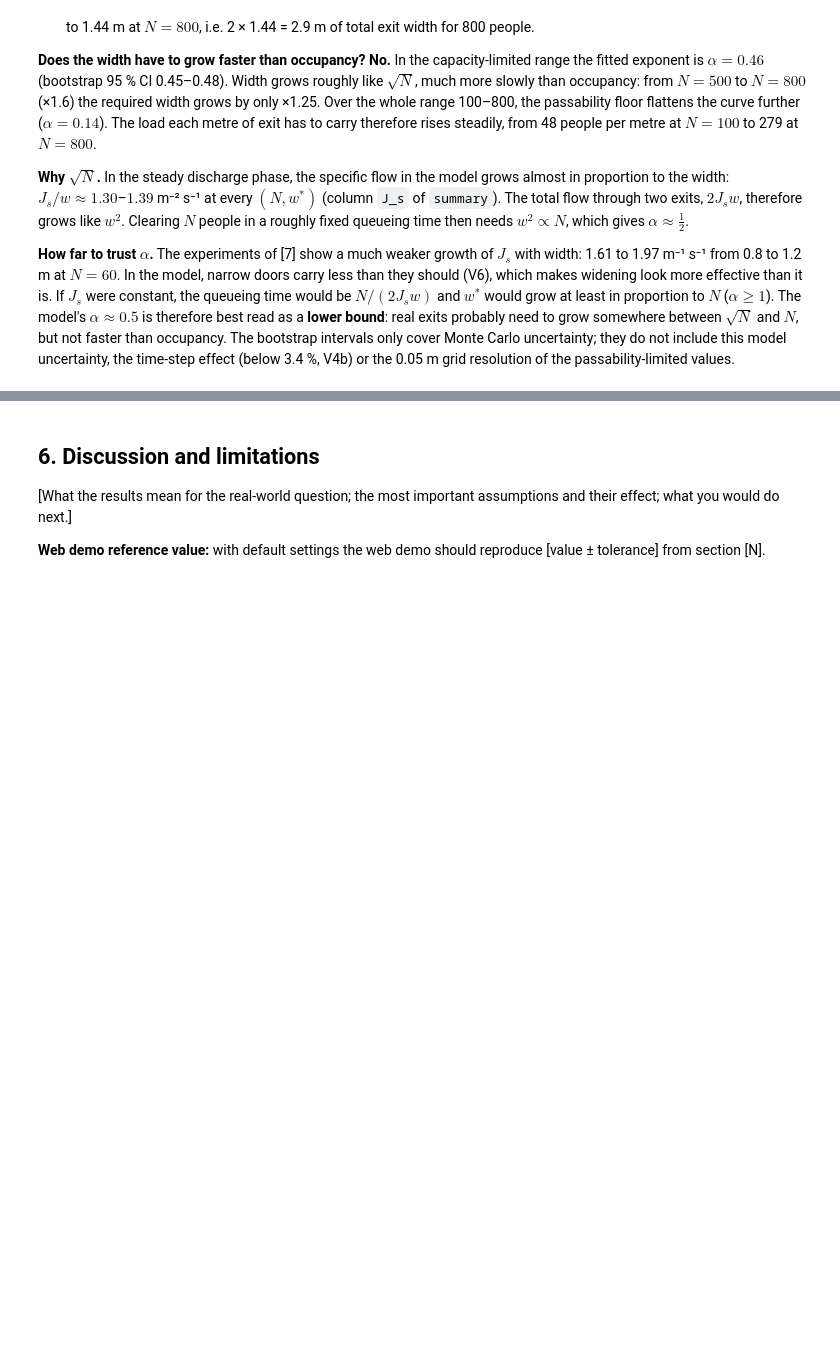
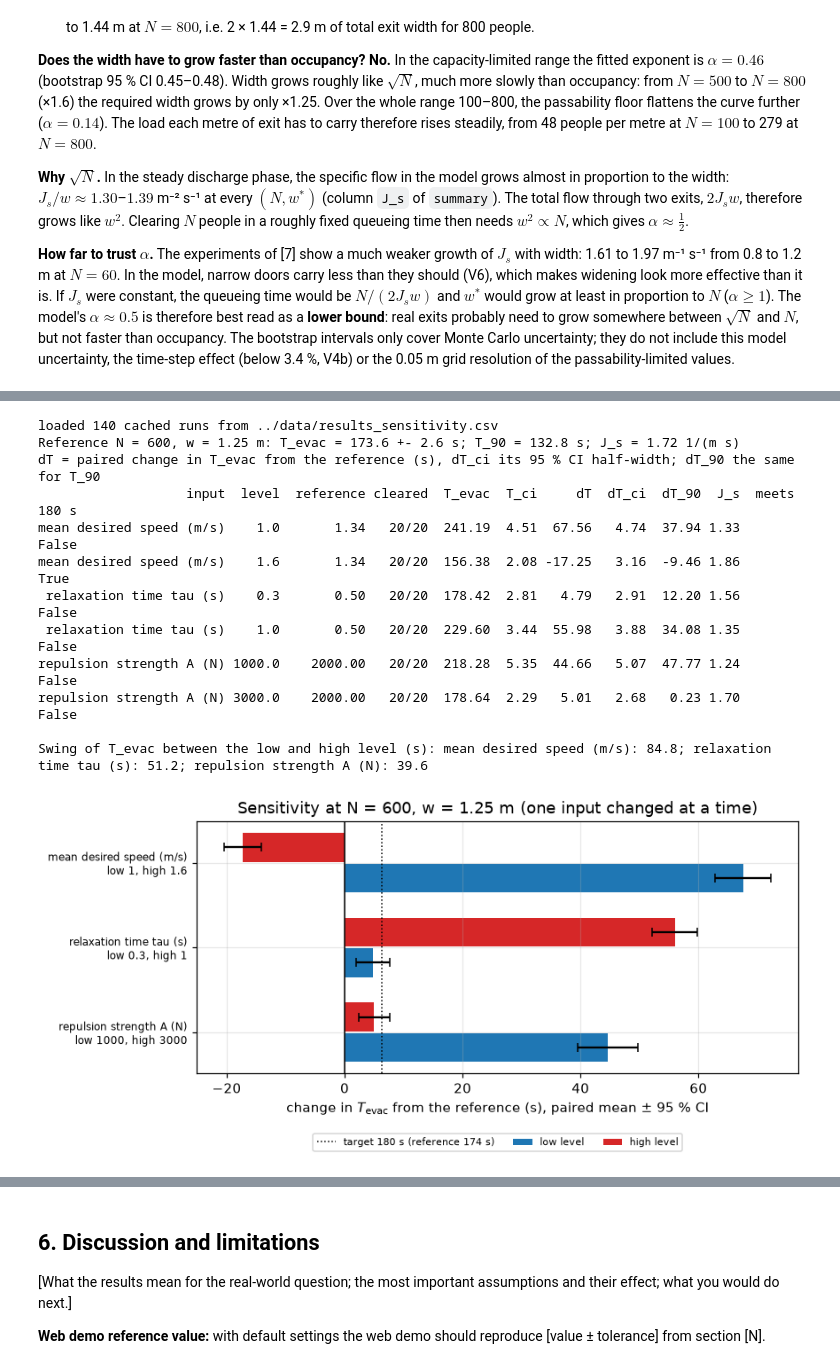
Before and after one commit to ChanuRasmika/mall-evacuation-social-force, a Jupyter notebook: notebook/mall-evacuation-social-force.ipynb, the cells around one changed output, grey strips where cells are left out. Drawn from its saved outputs; the diff is of its cells as text; code cells hidden in the pictures; blank space fills up the shorter version.

```diff
--- a/notebook/mall-evacuation-social-force.ipynb
+++ b/notebook/mall-evacuation-social-force.ipynb
@@ -2066,0 +2209,80 @@ Scaling w* ~ N^alpha:  all N (100-800): alpha = 0.14, bootstrap 95 % CI [0.14, 0
+# %%
+# 5.7 X5: one-at-a-time sensitivity at N = 600, w = 1.25 m (cached in data/results_sensitivity.csv).
+X5_N, X5_W = 600, 1.25
+X5_LEVELS = {"v0_mean": (1.0, 1.6), "tau": (0.3, 1.0), "a_rep": (1000.0, 3000.0)}
+X5_REF = {"v0_mean": V0_MEAN, "tau": TAU, "a_rep": A_REP}
+X5_LABEL = {"v0_mean": "mean desired speed (m/s)", "tau": "relaxation time tau (s)", "a_rep": "repulsion strength A (N)"}
+
+
+def x5_row(case):
+    factor, level, seed = case
+    kw = {} if factor == "reference" else {factor: level}
+    res, dt_used = run_checked(X5_N, X5_W, seed, t_max=T_MAX, **kw)
+    return {"factor": factor, "level": level, "seed": seed, "dt": dt_used, "T_evac": res.t_evac, "T_90": res.t_90,
+            "cleared": res.cleared, "n_left": int((~np.isfinite(res.exit_time)).sum()), "J_s": specific_flow(res),
+            "peak_density": res.density_rec.max()}
+
+
+def run_x5(seeds):
+    cases = [("reference", 0.0, s) for s in seeds]
+    cases += [(f, lv, s) for f, lvs in X5_LEVELS.items() for lv in lvs for s in seeds]
+    return run_parallel(x5_row, cases).sort_values(["factor", "level", "seed"]).reset_index(drop=True)
+
+
+x5 = cached_results("results_sensitivity.csv", lambda: run_x5(REPLICATION_SEEDS[:R_EXT]))
+_ref = x5[x5["factor"] == "reference"].set_index("seed")
+assert _ref["cleared"].all(), "the reference case must clear in every run"
+T_REF, H_REF = mean_ci(_ref["T_evac"])
+print(f"Reference N = {X5_N}, w = {X5_W} m: T_evac = {T_REF:.1f} +- {H_REF:.1f} s; T_90 = {_ref['T_90'].mean():.1f} s; "
+      f"J_s = {_ref['J_s'].mean():.2f} 1/(m s)")
+
+_rows = []
+for f, lvs in X5_LEVELS.items():
+    for lv in lvs:
+        g = x5[(x5["factor"] == f) & np.isclose(x5["level"], lv)].set_index("seed").loc[_ref.index]
+        ok = g["cleared"]
+        m, h = mean_ci(g["T_evac"]) if ok.all() else (np.nan, np.nan)
+        dm, dh = mean_ci((g["T_evac"] - _ref["T_evac"])[ok]) if ok.sum() > 1 else (np.nan, np.nan)
+        _rows.append({"input": X5_LABEL[f], "level": lv, "reference": X5_REF[f], "cleared": f"{int(ok.sum())}/{len(g)}",
+                      "T_evac": m, "T_ci": h, "dT": dm, "dT_ci": dh,
+                      "dT_90": (g["T_90"] - _ref["T_90"]).mean(), "J_s": g["J_s"].mean(),
+                      "meets 180 s": bool(ok.all() and m + h <= T_TARGET)})
+x5_summary = pd.DataFrame(_rows)
+print("dT = paired change in T_evac from the reference (s), dT_ci its 95 % CI half-width; dT_90 the same for T_90")
+print(x5_summary.round(2).to_string(index=False))
+_swing = x5_summary.groupby("input")["dT"].agg(lambda d: np.nanmax(d) - np.nanmin(d)).sort_values(ascending=False)
+print("\nSwing of T_evac between the low and high level (s): "
+      + "; ".join(f"{k}: {v:.1f}" for k, v in _swing.items()))
+
+# Tornado plot of the paired differences.
+fig, ax = plt.subplots(figsize=(8, 4))
+_order = list(_swing.index)[::-1]
+for k, inp in enumerate(_order):
+    for r in x5_summary[x5_summary["input"] == inp].itertuples():
+        low = r.level < r.reference
+        ax.barh(k + (-0.18 if low else 0.18), r.dT, 0.34, xerr=r.dT_ci, capsize=3,
+                color="tab:blue" if low else "tab:red", label=("low level" if low else "high level") if k == 0 else None)
+ax.axvline(0, color="k", lw=1)
+ax.axvline(T_TARGET - T_REF, color="k", ls=":", lw=1, label=f"target 180 s (reference {T_REF:.0f} s)")
+_lv = {X5_LABEL[f]: lvs for f, lvs in X5_LEVELS.items()}
+ax.set_yticks(range(len(_order)), [f"{inp}\nlow {_lv[inp][0]:g}, high {_lv[inp][1]:g}" for inp in _order], fontsize=8)
+ax.set(xlabel=r"change in $T_\mathrm{evac}$ from the reference (s), paired mean $\pm$ 95 % CI",
+       title=f"Sensitivity at N = {X5_N}, w = {X5_W} m (one input changed at a time)")
+ax.legend(fontsize=7, loc="upper center", bbox_to_anchor=(0.5, -0.22), ncol=3)
+fig.tight_layout()
+fig.savefig(FIG_DIR / "sensitivity.png", dpi=150, bbox_inches="tight")
+plt.show()
+# %% [output]
+loaded 140 cached runs from ../data/results_sensitivity.csv
+Reference N = 600, w = 1.25 m: T_evac = 173.6 +- 2.6 s; T_90 = 132.8 s; J_s = 1.72 1/(m s)
+dT = paired change in T_evac from the reference (s), dT_ci its 95 % CI half-width; dT_90 the same for T_90
+                   input  level  reference cleared  T_evac  T_ci     dT  dT_ci  dT_90  J_s  meets 180 s
+mean desired speed (m/s)    1.0       1.34   20/20  241.19  4.51  67.56   4.74  37.94 1.33        False
+mean desired speed (m/s)    1.6       1.34   20/20  156.38  2.08 -17.25   3.16  -9.46 1.86         True
+ relaxation time tau (s)    0.3       0.50   20/20  178.42  2.81   4.79   2.91  12.20 1.56        False
+ relaxation time tau (s)    1.0       0.50   20/20  229.60  3.44  55.98   3.88  34.08 1.35        False
+repulsion strength A (N) 1000.0    2000.00   20/20  218.28  5.35  44.66   5.07  47.77 1.24        False
+repulsion strength A (N) 3000.0    2000.00   20/20  178.64  2.29   5.01   2.68   0.23 1.70        False
+
+Swing of T_evac between the low and high level (s): mean desired speed (m/s): 84.8; relaxation time tau (s): 51.2; repulsion strength A (N): 39.6
+[figure, added]
```
Also changed, not shown: parts of 15 cells of this notebook, 7 other files.
